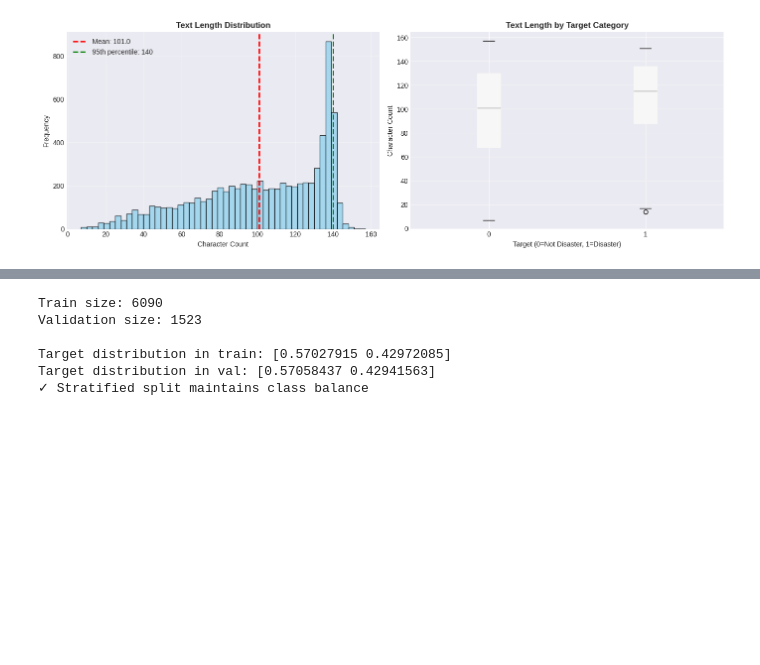
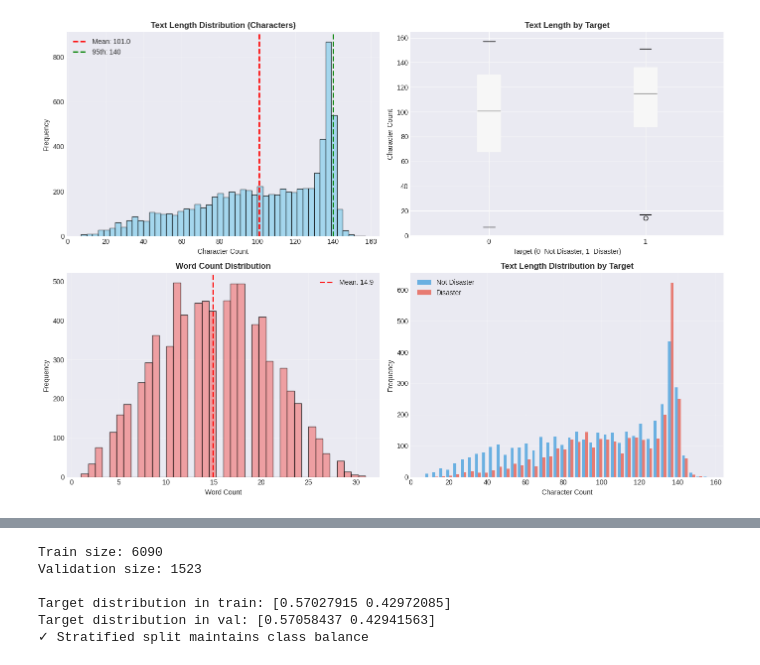
Before and after one commit to RockDeng110/Natural-Language-Processing-with-Disaster-Tweets, a Jupyter notebook: notebooks/00_complete_workflow_simple.ipynb, the cells around one changed output, grey strips where cells are left out. Cells and saved outputs as stored; diff of their text form; code cells hidden in the pictures; blank space fills up the shorter version.

Commit message:
reconstruct modeling strategy and refine data basic understanding and EDA

```diff
--- a/notebooks/00_complete_workflow_simple.ipynb
+++ b/notebooks/00_complete_workflow_simple.ipynb
@@ -278,40 +500,77 @@ id             0
 # %%
-# Text length analysis
+# EDA 3: 文本长度分析（推文有多长？）
 train_df['text_length'] = train_df['text'].str.len()
 train_df['word_count'] = train_df['text'].str.split().str.len()
 
+print("\n" + "=" * 60)
+print("3. TEXT LENGTH ANALYSIS")
 print("=" * 60)
-print("TEXT LENGTH ANALYSIS")
-print("=" * 60)
-print("\nText Length Statistics (characters):")
-print(train_df['text_length'].describe())
-print("\nWord Count Statistics:")
-print(train_df['word_count'].describe())
 
-# Visualize text length
-fig, axes = plt.subplots(1, 2, figsize=(14, 5))
+print("\n📊 Text Length Statistics (characters):")
+print(train_df['text_length'].describe().to_string())
 
-# Overall text length distribution
-axes[0].hist(train_df['text_length'], bins=50, alpha=0.7, color='skyblue', edgecolor='black')
-axes[0].axvline(train_df['text_length'].mean(), color='r', linestyle='--', linewidth=2, label=f"Mean: {train_df['text_length'].mean():.1f}")
-axes[0].axvline(train_df['text_length'].quantile(0.95), color='g', linestyle='--', linewidth=2, label=f"95th percentile: {train_df['text_length'].quantile(0.95):.0f}")
-axes[0].set_title('Text Length Distribution', fontsize=12, fontweight='bold')
-axes[0].set_xlabel('Character Count')
-axes[0].set_ylabel('Frequency')
-axes[0].legend()
-axes[0].grid(alpha=0.3)
+print("\n📊 Word Count Statistics:")
+print(train_df['word_count'].describe().to_string())
 
-# Text length by target
-train_df.boxplot(column='text_length', by='target', ax=axes[1], patch_artist=True)
-axes[1].set_title('Text Length by Target Category', fontsize=12, fontweight='bold')
-axes[1].set_xlabel('Target (0=Not Disaster, 1=Disaster)')
-axes[1].set_ylabel('Character Count')
-plt.suptitle('')  # Remove default title
+# 按目标分组统计
+print("\n📊 Text Length by Target:")
+print("\n   Not Disaster tweets:")
+print(f"      Mean length: {train_df[train_df['target']==0]['text_length'].mean():.1f} chars")
+print(f"      Mean words:  {train_df[train_df['target']==0]['word_count'].mean():.1f} words")
+
+print("\n   Disaster tweets:")
+print(f"      Mean length: {train_df[train_df['target']==1]['text_length'].mean():.1f} chars")
+print(f"      Mean words:  {train_df[train_df['target']==1]['word_count'].mean():.1f} words")
+
+# 可视化
+fig, axes = plt.subplots(2, 2, figsize=(14, 10))
+
+# 1. 整体文本长度分布
+axes[0, 0].hist(train_df['text_length'], bins=50, alpha=0.7, color='skyblue', edgecolor='black')
+axes[0, 0].axvline(train_df['text_length'].mean(), color='r', linestyle='--', linewidth=2,
+                   label=f"Mean: {train_df['text_length'].mean():.1f}")
+axes[0, 0].axvline(train_df['text_length'].quantile(0.95), color='g', linestyle='--', linewidth=2,
+                   label=f"95th: {train_df['text_length'].quantile(0.95):.0f}")
+axes[0, 0].set_title('Text Length Distribution (Characters)', fontsize=12, fontweight='bold')
+axes[0, 0].set_xlabel('Character Count')
+axes[0, 0].set_ylabel('Frequency')
+axes[0, 0].legend()
+axes[0, 0].grid(alpha=0.3)
+
+# 2. 按目标分组的箱线图
+train_df.boxplot(column='text_length', by='target', ax=axes[0, 1], patch_artist=True)
+axes[0, 1].set_title('Text Length by Target', fontsize=12, fontweight='bold')
+axes[0, 1].set_xlabel('Target (0=Not Disaster, 1=Disaster)')
+axes[0, 1].set_ylabel('Character Count')
+plt.suptitle('')
+
+# 3. 词数分布
+axes[1, 0].hist(train_df['word_count'], bins=40, alpha=0.7, color='lightcoral', edgecolor='black')
+axes[1, 0].axvline(train_df['word_count'].mean(), color='r', linestyle='--', linewidth=2,
+                   label=f"Mean: {train_df['word_count'].mean():.1f}")
+axes[1, 0].set_title('Word Count Distribution', fontsize=12, fontweight='bold')
+axes[1, 0].set_xlabel('Word Count')
+axes[1, 0].set_ylabel('Frequency')
+axes[1, 0].legend()
+axes[1, 0].grid(alpha=0.3)
+
+# 4. 按目标分组对比
+axes[1, 1].hist([train_df[train_df['target']==0]['text_length'],
+                 train_df[train_df['target']==1]['text_length']],
+                bins=40, alpha=0.7, label=['Not Disaster', 'Disaster'],
+                color=['#3498db', '#e74c3c'])
+axes[1, 1].set_title('Text Length Distribution by Target', fontsize=12, fontweight='bold')
+axes[1, 1].set_xlabel('Character Count')
+axes[1, 1].set_ylabel('Frequency')
+axes[1, 1].legend()
+axes[1, 1].grid(alpha=0.3)
 
 plt.tight_layout()
 plt.show()
 
-print("\n💡 Insight: 95% of tweets are under 140 characters (old Twitter limit)")
-print("💡 Insight: MAX_SEQUENCE_LENGTH=128 should cover most tweets")
+print("\n💡 Key Insight: Most tweets are short (mean ~100 chars, 15 words)")
+print("💡 Key Insight: 95% of tweets < 140 characters (old Twitter limit)")
+print("💡 Implication: SEQ2SEQ_MAX_LEN=50, TRANSFORMER_MAX_LEN=128 are appropriate")
+print("💡 Observation: Disaster and non-disaster tweets have similar lengths")
 # %% [output]
 ============================================================
@@ -334 +593 @@ Name: word_count, dtype: float64
-[figure, old version]
+[figure, new version]
```
Also changed, not shown: parts of 84 cells of this notebook.
